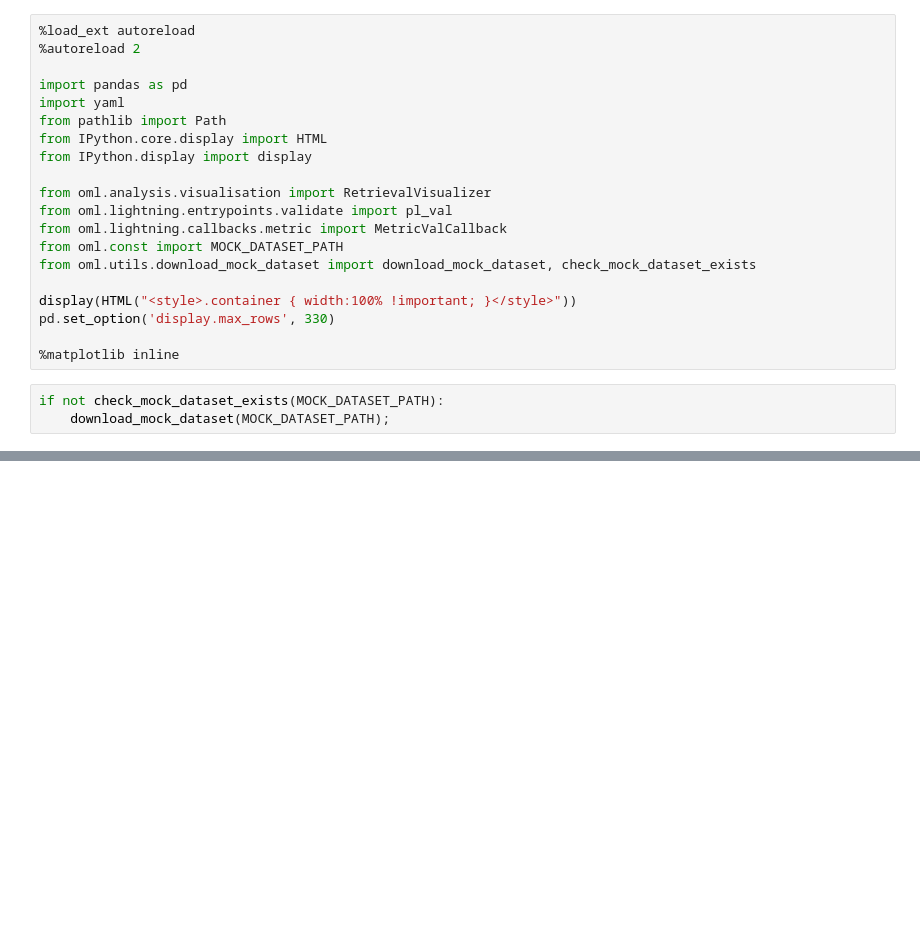
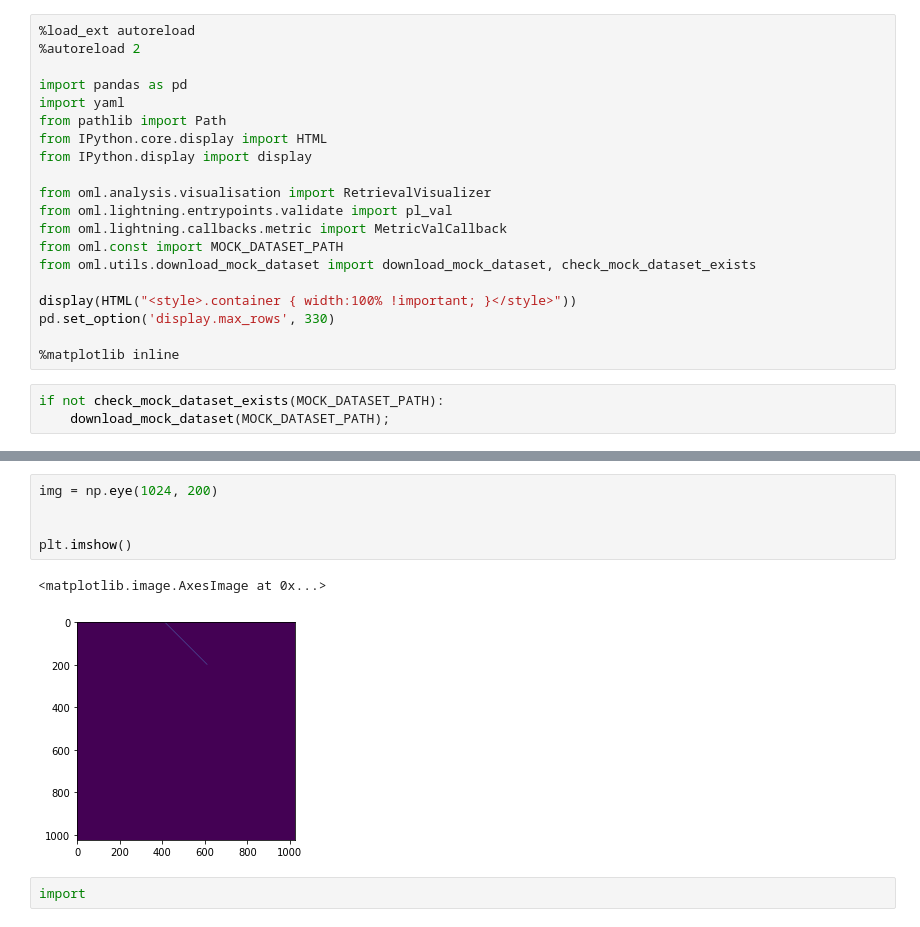
Before and after one commit to OML-Team/open-metric-learning, a Jupyter notebook: examples/visualization.ipynb, the cells around one changed output, grey strips where cells are left out. Saved outputs shown, nothing was run; the diff lists cells and outputs as text; blank space fills up the shorter version.

```diff
--- a/examples/visualization.ipynb
+++ b/examples/visualization.ipynb
@@ -63,0 +104,10 @@ clb_metric = [x for x in trainer.callbacks if isinstance(x, MetricValCallback)][
+# %%
+img = np.eye(1024, 200)
+
+
+plt.imshow()
+# %% [output]
+<matplotlib.image.AxesImage at 0x...>
+[figure, added]
+# %%
+import
```
Also changed, not shown: parts of 6 cells of this notebook, 12 other files.
